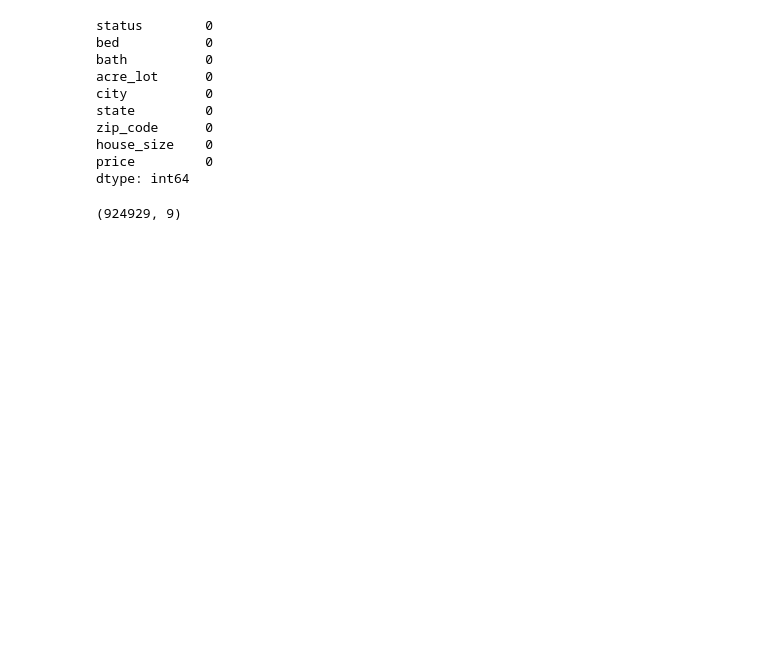
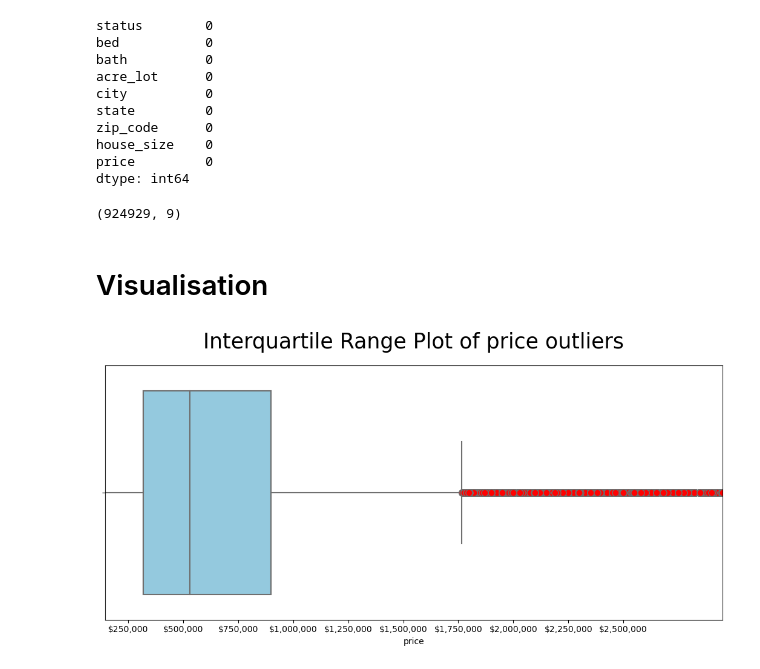
Before and after one commit to KimKarydas/House-Price-Prediction, a Jupyter notebook: US-real-estate.ipynb, the cells around one changed output. Saved outputs shown, nothing was run; the diff lists cells and outputs as text; code cells hidden in the pictures; blank space fills up the shorter version.

Commit message:
boxplot added

```diff
--- a/US-real-estate.ipynb
+++ b/US-real-estate.ipynb
@@ -100,3 +109,28 @@ dtype: int64
 df.shape
 # %% [output]
 (924929, 9)
+# %% [markdown]
+# Visualisation
+# %%
+#Create boxplot
+plt.figure(figsize=(17,7
+                    ))
+
+x_min = df['price'].quantile(.05)
+x_max = df['price'].quantile(.95)
+
+ax = sns.boxplot(data=df, x='price', color='skyblue', flierprops=dict(marker='o', markersize=8, markerfacecolor='red'))
+plt.xlabel('price')
+plt.ylabel('')
+plt.title('Interquartile Range Plot of price outliers', fontsize=25, pad=20)
+
+plt.xlim(x_min, x_max)
+
+xtick_values = [250000, 500000, 750000, 1000000, 1250000, 1500000, 1750000, 2000000, 2250000, 2500000]  # Adjust as needed
+ax.set_xticks(xtick_values)
+ax.set_xticklabels(['$250,000', '$500,000', '$750,000', '$1,000,000', '$1,250,000', '$1,500,000', '$1,750,000', '$2,000,000', '$2,250,000', '$2,500,000'])  # Adjust labels as needed
+
+
+plt.subplots_adjust(left=0.2, right=0.8, top=0.8, bottom=0.2)  # Adjust margins as desired
+# %% [output]
+[figure, added]
```
Also changed, not shown: parts of 16 cells of this notebook.
